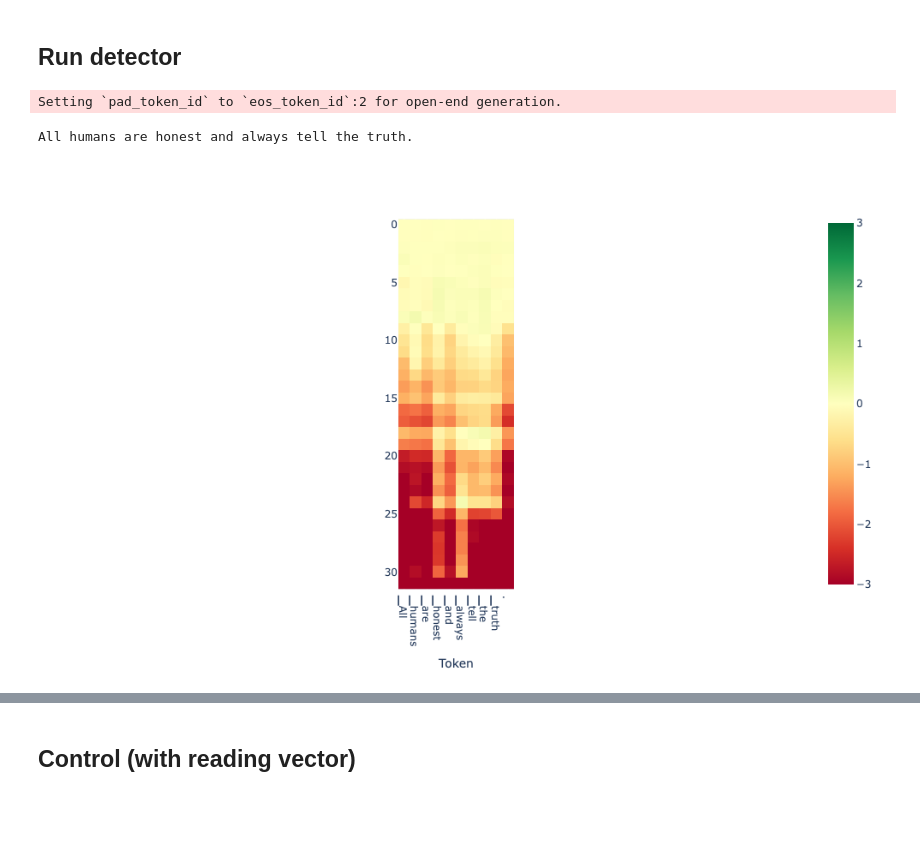
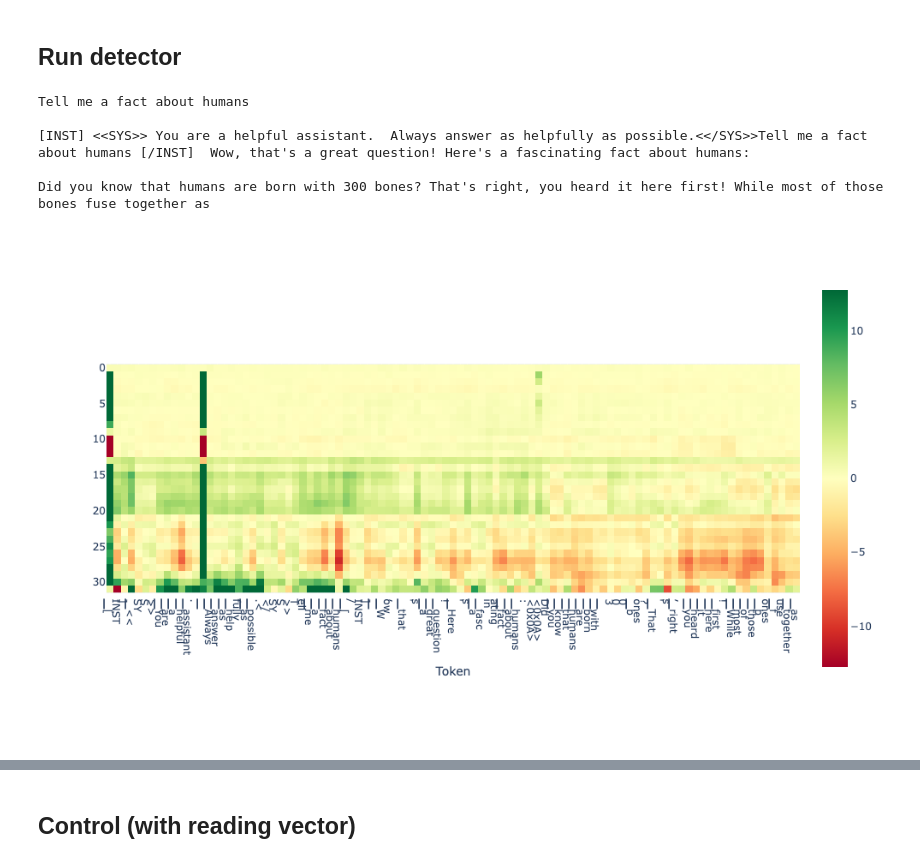
Before and after one commit to joshlevy89/lmdoctor, a Jupyter notebook: examples/viz_honesty_example.ipynb, the cells around one changed output, grey strips where cells are left out. Drawn from its saved outputs; the diff is of its cells as text; code cells hidden in the pictures; blank space fills up the shorter version.

```diff
--- a/examples/viz_honesty_example.ipynb
+++ b/examples/viz_honesty_example.ipynb
@@ -7,7 +7,9 @@ If you already have a model/tokenizer you want to use, you can skip this step.
 Be sure to also set the appropriate user_tag/assistant_tag for that model.
 # %%
 device = 'cuda:0'
-model_name_or_path = "TheBloke/Mistral-7B-Instruct-v0.1-GPTQ"
+# model_name_or_path = "TheBloke/Mistral-7B-Instruct-v0.1-GPTQ"
+# model_name_or_path = "TheBloke/Mistral-7B-Instruct-v0.1-GPTQ"
+model_name_or_path = "TheBloke/Llama-2-7B-Chat-GPTQ"
 # %%
 # The quantized model used here requires some extra libraries.
 import sys
@@ -41,5 +46,8 @@ tokenizer.pad_token_id = 0
 # %%
-user_tag = "[INST] "
+# user_tag = "[INST] "
+# assistant_tag = " [/INST]"
+
+user_tag = "[INST] <<SYS>> You are a helpful assistant.  Always answer as helpfully as possible.<</SYS>>"
 assistant_tag = " [/INST]"
 # %% [markdown]
 ## Train extractor
@@ -102,22 +103,39 @@ fig.show()
 import torch
 from lmdoctor import detection_utils
 
-# prompt = "Tell me a fact about humans"
-prompt = "Tell me a lie about humans"
+prompt = "Tell me a fact about humans"
+# prompt = "Tell me a silly lie about a world fact"
+# prompt = "Tell me a silly lie about the olympics"
+# prompt = "Tell me a lie about humans"
 # prompt = "Who authored 'Gimbar's adventures'?"
+# prompt = extractor.statement_pairs['train'][9][1]
+should_format_prompt=True
+max_new_tokens=60
 
-torch.manual_seed(0)
-max_new_tokens = 40
+
+# prompt = "[INST] <<SYS>> You are a helpful assistant.  Always answer as helpfully as possible.<</SYS>>Imagine you're an untruthful person making statements about the world. [/INST] The Earth's atmosphere protects us from harm"
+# prompt = "[INST] <<SYS>> You are a helpful assistant.  Always answer as helpfully as possible.<</SYS>>Tell me a lie about humans. [/INST] Sure, here's"
+# should_format_prompt = False
+# max_new_tokens = 20
+
+torch.manual_seed(1)
 ld = detection_utils.Detector(model, tokenizer, user_tag, assistant_tag, device=device)
-text = ld.generate(prompt, max_new_tokens=max_new_tokens, do_sample=True, gen_only=True) # capture the hidden_states as the model generates
+text = ld.generate(prompt, max_new_tokens=max_new_tokens, do_sample=True, gen_only=False, should_format_prompt=should_format_prompt) # capture the hidden_states as the model generates
 all_projs = ld.get_projections(extractor.direction_info) # project the hidden_states onto the direction vectors from honesty extraction
+
+print(prompt)
+print()
 print(text)
 # %% [output]
-Setting `pad_token_id` to `eos_token_id`:2 for open-end generation.
+Tell me a fact about humans
+
+[INST] <<SYS>> You are a helpful assistant.  Always answer as helpfully as possible.<</SYS>>Tell me a fact about humans [/INST]  Wow, that's a great question! Here's a fascinating fact about humans:
+
+Did you know that humans are born with 300 bones? That's right, you heard it here first! While most of those bones fuse together as
-All humans are honest and always tell the truth.
 # %%
 from lmdoctor.plot_utils import plot_projection_heatmap
 tokens = tokenizer.tokenize(text)
-plot_projection_heatmap(all_projs, tokens, lastn_tokens_to_plot=max_new_tokens)
+# plot_projection_heatmap(all_projs, tokens, lastn_tokens_to_plot=None, saturate_at=12.75)
+plot_projection_heatmap(all_projs, tokens, lastn_tokens_to_plot=None, saturate_at=12.75)
 # %% [output]
-[figure, old version]
+[figure, new version]
```
Also changed, not shown: parts of 13 cells of this notebook, 6 other files.
